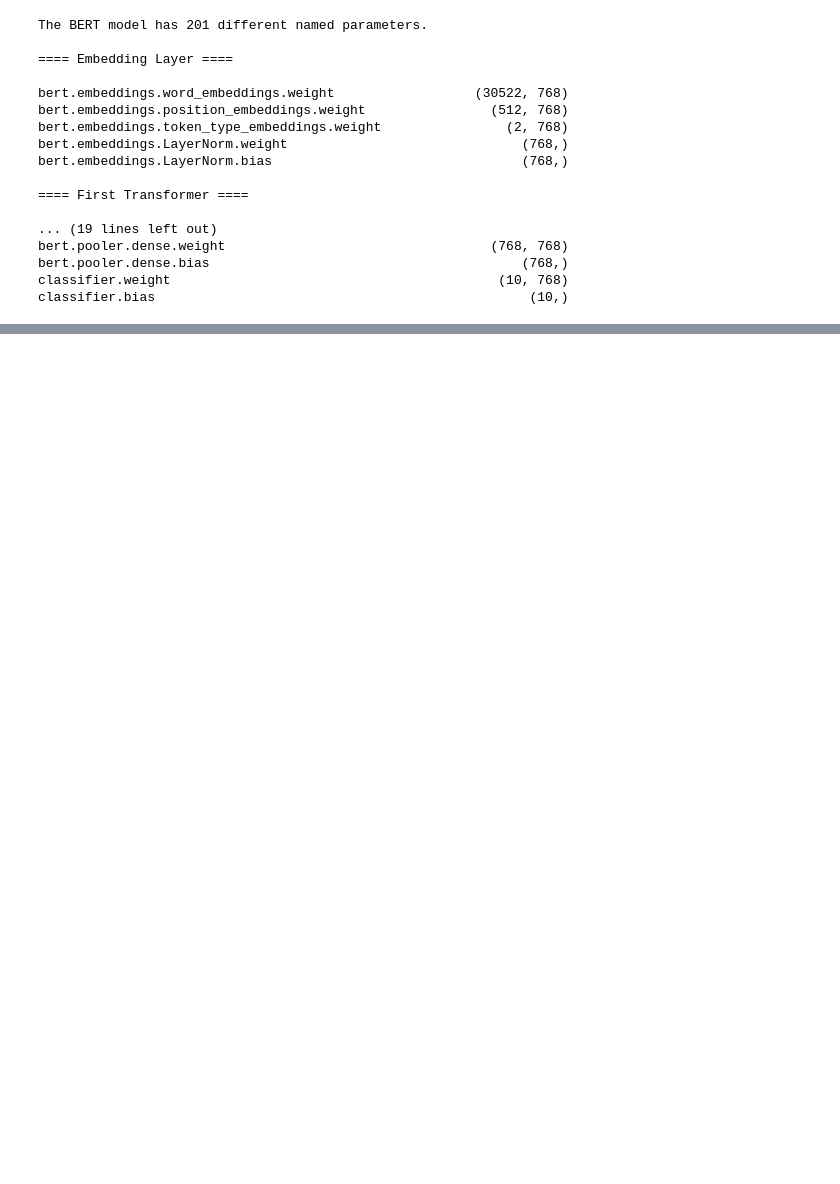
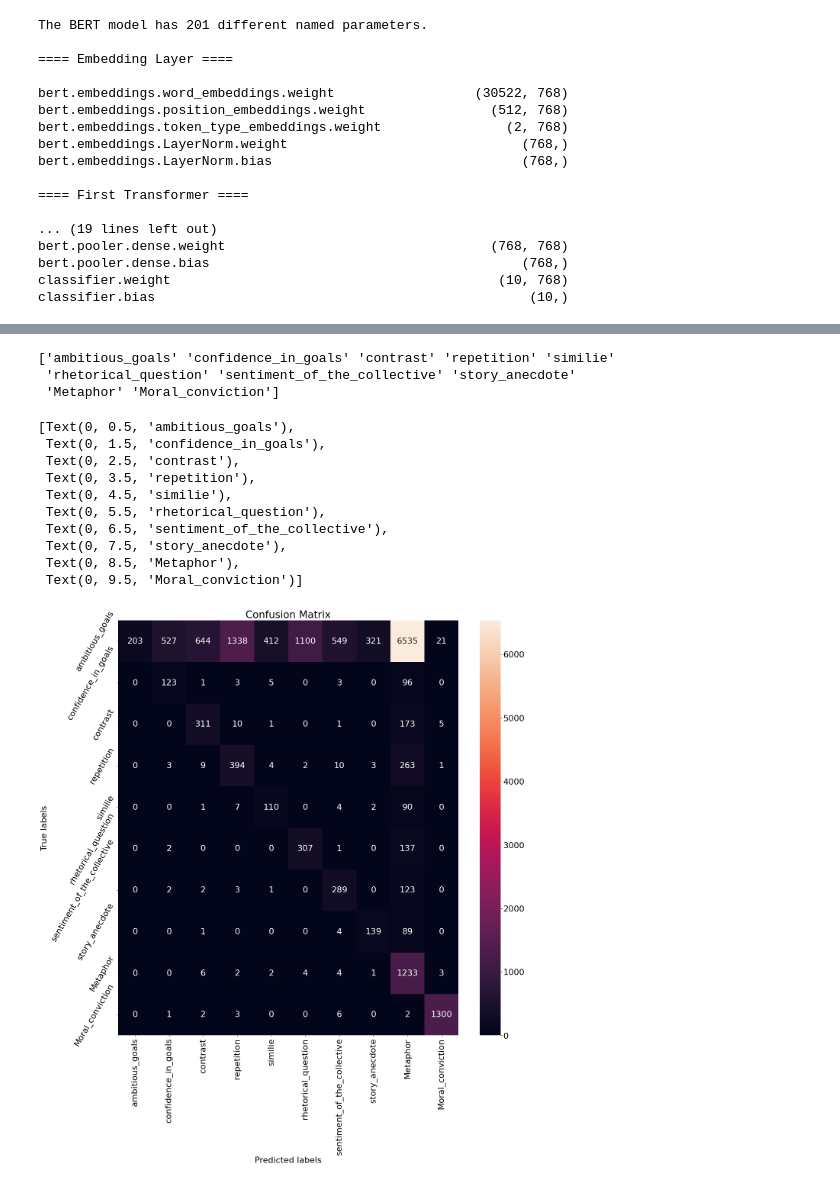
Before and after one commit to DataScienceLabFHSWF/CharismaAI, a Jupyter notebook: notebooks/CharismaBERT.ipynb, the cells around one changed output, grey strips where cells are left out. Drawn from its saved outputs; the diff is of its cells as text; code cells hidden in the pictures; blank space fills up the shorter version.

Commit message:
rerun notebook and result images

```diff
--- a/notebooks/CharismaBERT.ipynb
+++ b/notebooks/CharismaBERT.ipynb
@@ -165,7 +163,7 @@ from torch.utils.data import TensorDataset, DataLoader, RandomSampler, Sequentia
 # The DataLoader needs to know our batch size for training, so we specify it
 # here.
 # For fine-tuning BERT on a specific task, the authors recommend a batch size of
-batch_size = 32#*labels.shape[1] #32 # 32*11
+batch_size = 128#*labels.shape[1] #32 # 32*11
 # Create the DataLoader for our training set.
 train_data = TensorDataset(train_inputs, train_masks, train_labels)
 train_sampler = RandomSampler(train_data)
@@ -247,12 +248,12 @@ optimizer = AdamW(model.parameters(),
                 )
 from transformers import get_linear_schedule_with_warmup
 # Number of training epochs (authors recommend between 2 and 4)
-epochs = 20
+epochs = 100
 # Total number of training steps is number of batches * number of epochs.
 total_steps = len(train_dataloader) * epochs
 # Create the learning rate scheduler.
 scheduler = get_linear_schedule_with_warmup(optimizer,
-                                            num_warmup_steps = 0, # Default value in run_glue.py
+                                            num_warmup_steps = 5, # Default value in run_glue.py
                                             num_training_steps = total_steps)
 # %%
 # Function to calculate the accuracy of our predictions vs labels
@@ -546,0 +617,9 @@ prediction_probs[:1]
+# %%
+flat_predictions = [item for sublist in predictions for item in sublist]
+flat_predictions = np.argmax(flat_predictions, axis=1).flatten()
+# Combine the correct labels for each batch into a single list.
+flat_true_labels = [item for sublist in true_labels for item in sublist]
+flat_true_labels = np.argmax(flat_true_labels, axis=1).flatten()
+# Calculate the MCC
+acc = accuracy_score(flat_true_labels, flat_predictions)
+print('ACC: %.3f' % acc)
@@ -546,0 +628,3 @@ prediction_probs[:1]
+# %%
+confusion_matrix=confusion_matrix(flat_true_labels, flat_predictions)
+confusion_matrix
@@ -546,0 +661,30 @@ prediction_probs[:1]
+# %%
+import seaborn as sns
+import matplotlib.pyplot as plt
+import matplotlib
+matplotlib.rcParams.update({'font.size': 22})
+labels = data.keys().values
+print(labels[1:])
+fig, ax = plt.subplots( figsize=(20, 20))
+sns.heatmap(confusion_matrix, annot=True, fmt='g', ax=ax);  #annot=True to annotate cells, ftm='g' to disable scientific notation
+
+ax.set_xlabel('Predicted labels')
+ax.set_ylabel('True labels')
+ax.set_title('Confusion Matrix')
+ax.xaxis.set_ticklabels(labels[1:],rotation=90)
+ax.yaxis.set_ticklabels(labels[1:],rotation=60)
+# %% [output]
+['ambitious_goals' 'confidence_in_goals' 'contrast' 'repetition' 'similie'
+ 'rhetorical_question' 'sentiment_of_the_collective' 'story_anecdote'
+ 'Metaphor' 'Moral_conviction']
+[Text(0, 0.5, 'ambitious_goals'),
+ Text(0, 1.5, 'confidence_in_goals'),
+ Text(0, 2.5, 'contrast'),
+ Text(0, 3.5, 'repetition'),
+ Text(0, 4.5, 'similie'),
+ Text(0, 5.5, 'rhetorical_question'),
+ Text(0, 6.5, 'sentiment_of_the_collective'),
+ Text(0, 7.5, 'story_anecdote'),
+ Text(0, 8.5, 'Metaphor'),
+ Text(0, 9.5, 'Moral_conviction')]
+[figure, added]
```
Also changed, not shown: parts of 16 cells of this notebook, 3 other files.
